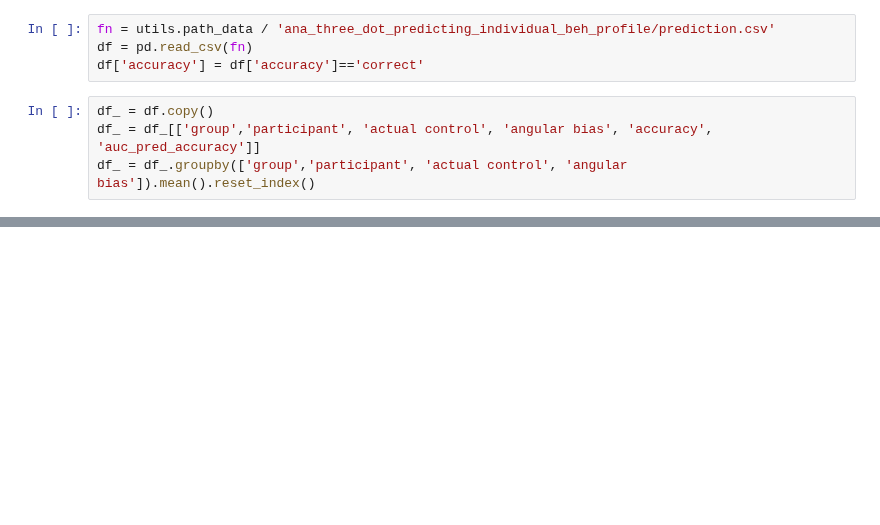
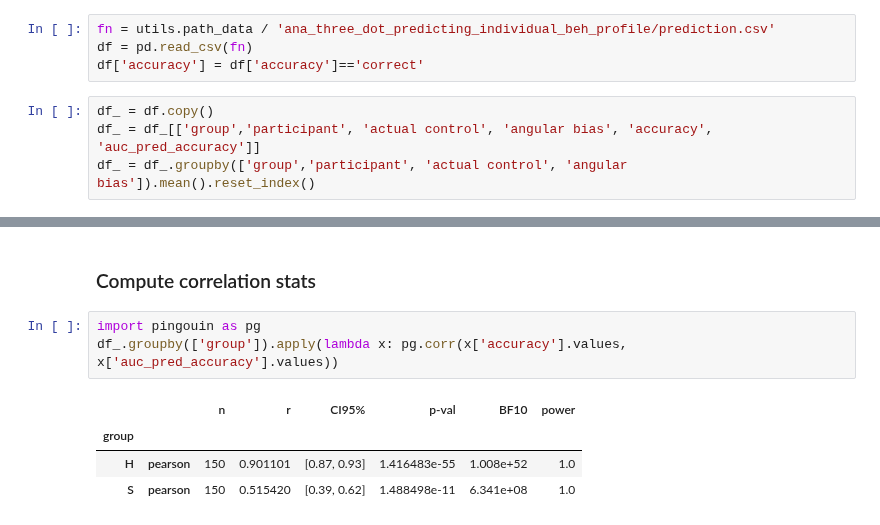
Before and after one commit to acercyc/Keio-Testing_analysis, a Jupyter notebook: src/ana_three_dot_prediction_corr.ipynb, the cells around one changed output, grey strips where cells are left out. Saved outputs shown, nothing was run; the diff lists cells and outputs as text; blank space fills up the shorter version.

```diff
--- a/src/ana_three_dot_prediction_corr.ipynb
+++ b/src/ana_three_dot_prediction_corr.ipynb
@@ -41,0 +55,10 @@ AttributeError: 'FacetGrid' object has no attribute 'reset_index'
+# %% [markdown]
+### Compute correlation stats
+# %%
+import pingouin as pg
+df_.groupby(['group']).apply(lambda x: pg.corr(x['accuracy'].values, x['auc_pred_accuracy'].values))
+# %% [output]
+|  |  | n | r | CI95% | p-val | BF10 | power |
+| group |  |  |  |  |  |  |  |
+| H | pearson | 150 | 0.901101 | [0.87, 0.93] | 1.416483e-55 | 1.008e+52 | 1.0 |
+| S | pearson | 150 | 0.515420 | [0.39, 0.62] | 1.488498e-11 | 6.341e+08 | 1.0 |
```
Also changed, not shown: parts of 11 cells of this notebook, 2 other files.
